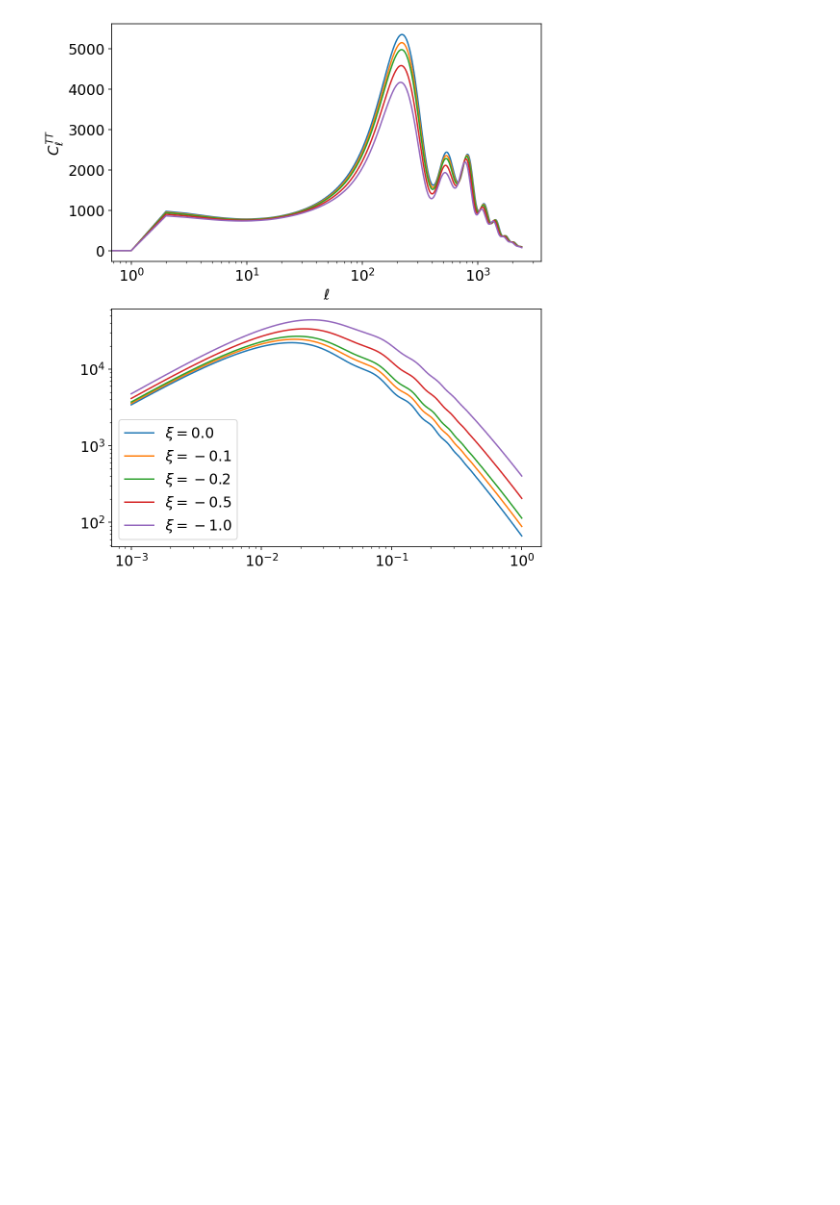
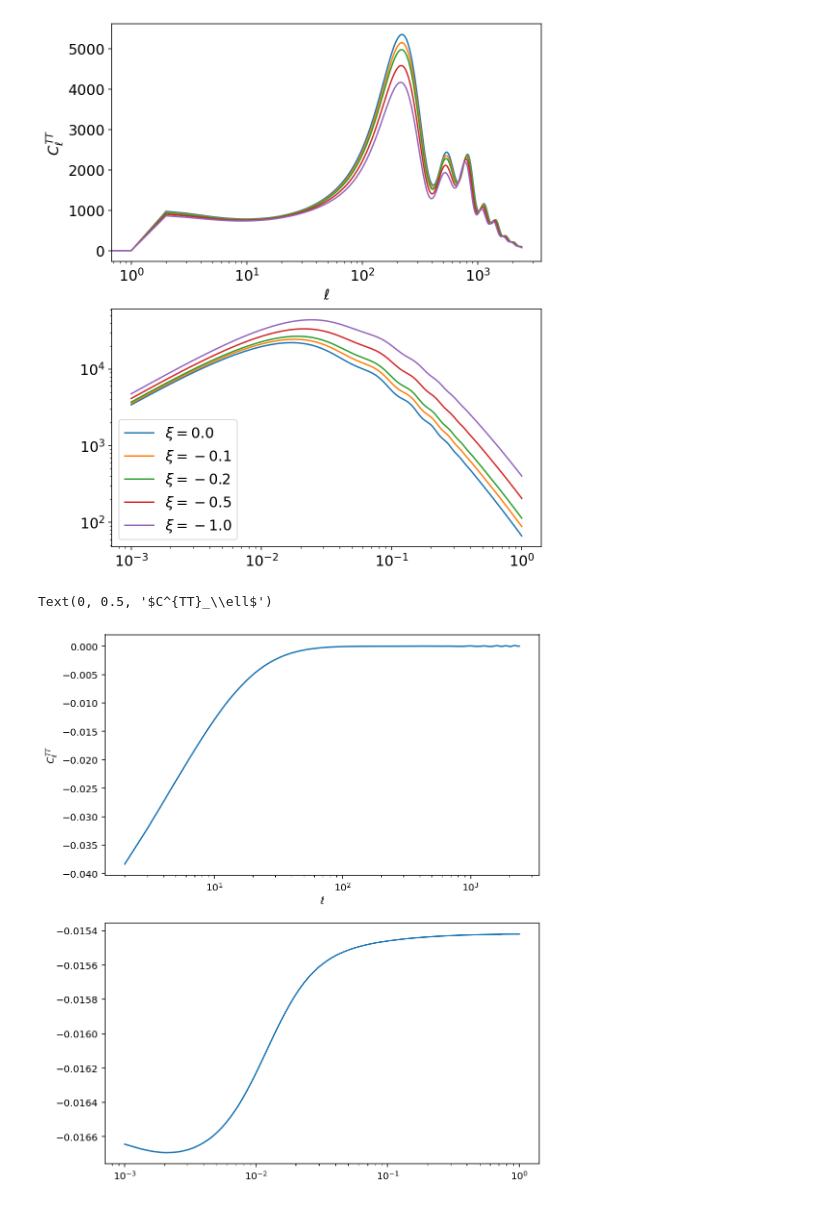
Before and after one commit to joaoreboucas1/CAMB-iDEDM, a Jupyter notebook: docs/iDEDM.ipynb, the cells around one changed output. Cells and saved outputs as stored; diff of their text form; code cells hidden in the pictures; blank space fills up the shorter version.

```diff
--- a/docs/iDEDM.ipynb
+++ b/docs/iDEDM.ipynb
@@ -44,31 +44,37 @@ Text(0, 0.5, '$C^{TT}_\\ell$')
 # %%
 # Testing PPF
 xi = -0.3
 fig, axs = plt.subplots(2, 1, figsize=(8,10))
 
 # Calculate spectra for no PPF
 pars = camb.CAMBparams()
 pars.set_cosmology(thetastar=0.0104, ombh2=0.022, omch2=0.122, mnu=0.06, omk=0, tau=0.06)
 pars.DarkEnergy.set_params(xi_interaction=xi, w=-0.999, use_ppf_interaction=False)
 pars.set_matter_power(redshifts=[0], kmax=2.0)
 results = camb.get_results(pars)
 
 cmb_spectra = results.get_cmb_power_spectra(pars, CMB_unit='muK')
 ks, z, pk_no_ppf = results.get_matter_power_spectrum(minkh=1e-3, maxkh=1, npoints = 200)
 c_ells_no_ppf = cmb_spectra['total']
-ells = np.arange(c_ells.shape[0])
+ells = np.arange(c_ells_no_ppf.shape[0])
 
 # Recalculate spectra with PPF
+pars = camb.CAMBparams()
+pars.set_cosmology(thetastar=0.0104, ombh2=0.022, omch2=0.122, mnu=0.06, omk=0, tau=0.06)
+pars.DarkEnergy.set_params(xi_interaction=xi, w=-0.999, use_ppf_interaction=False)
+pars.set_matter_power(redshifts=[0], kmax=2.0)
 pars.DarkEnergy.set_params(xi_interaction=xi, w=-0.999, use_ppf_interaction=True)
 results = camb.get_results(pars)
 
 cmb_spectra = results.get_cmb_power_spectra(pars, CMB_unit='muK')
 ks, z, pk_ppf = results.get_matter_power_spectrum(minkh=1e-3, maxkh=1, npoints = 200)
 c_ells_ppf = cmb_spectra['total']
 
 axs[0].semilogx(ells, c_ells_no_ppf[:,0]/c_ells_ppf[:,0] - 1)
 axs[1].semilogx(ks, pk_ppf[0]/pk_no_ppf[0] - 1)
 
-
 axs[0].set_xlabel(r'$\ell$')
 axs[0].set_ylabel(r'$C^{TT}_\ell$')
+# %% [output]
+Text(0, 0.5, '$C^{TT}_\\ell$')
+[figure, added]
```
Also changed, not shown: 1 other file.
